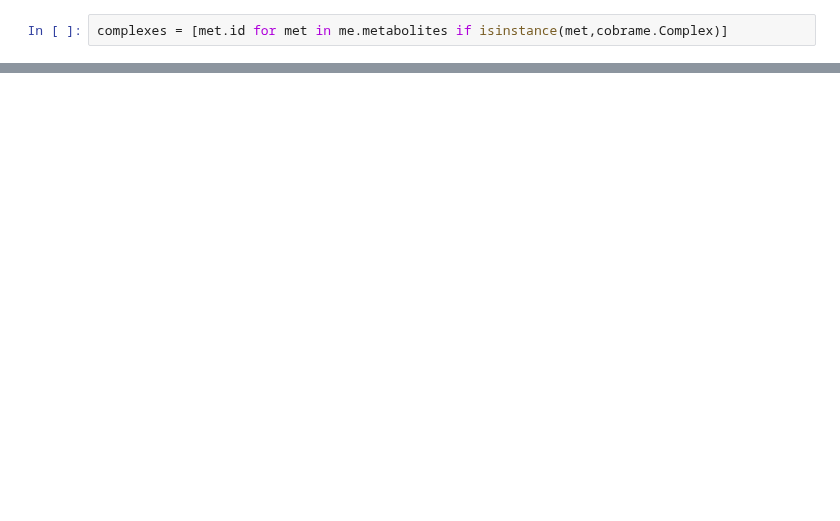
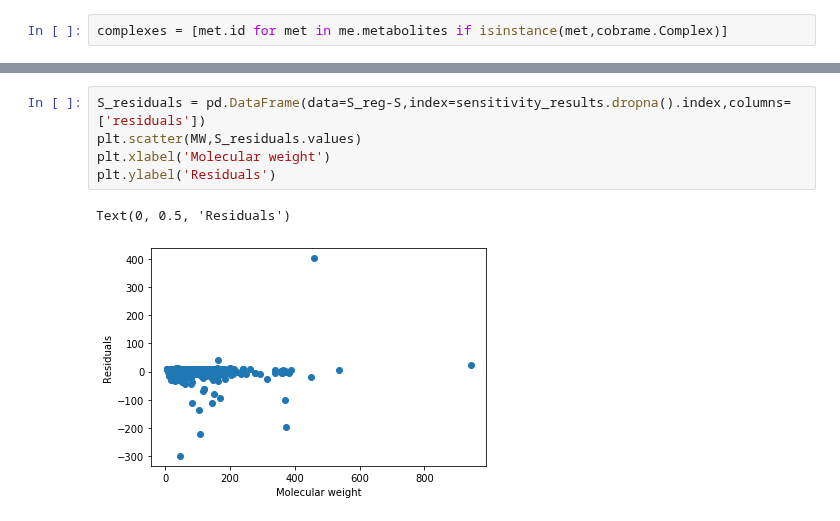
Before and after one commit to jdtibochab/bacillusme, a Jupyter notebook: ecolime/analysis/protein_secretion.ipynb, the cells around one changed output, grey strips where cells are left out. Cells and saved outputs as stored; diff of their text form; blank space fills up the shorter version.

```diff
--- a/ecolime/analysis/protein_secretion.ipynb
+++ b/ecolime/analysis/protein_secretion.ipynb
@@ -146,0 +152,8 @@ Text(0, 0.5, 'Sensitivity')
+# %%
+S_residuals = pd.DataFrame(data=S_reg-S,index=sensitivity_results.dropna().index,columns=['residuals'])
+plt.scatter(MW,S_residuals.values)
+plt.xlabel('Molecular weight')
+plt.ylabel('Residuals')
+# %% [output]
+Text(0, 0.5, 'Residuals')
+[figure, added]
```
Also changed, not shown: parts of 23 cells of this notebook, 40 other files.
